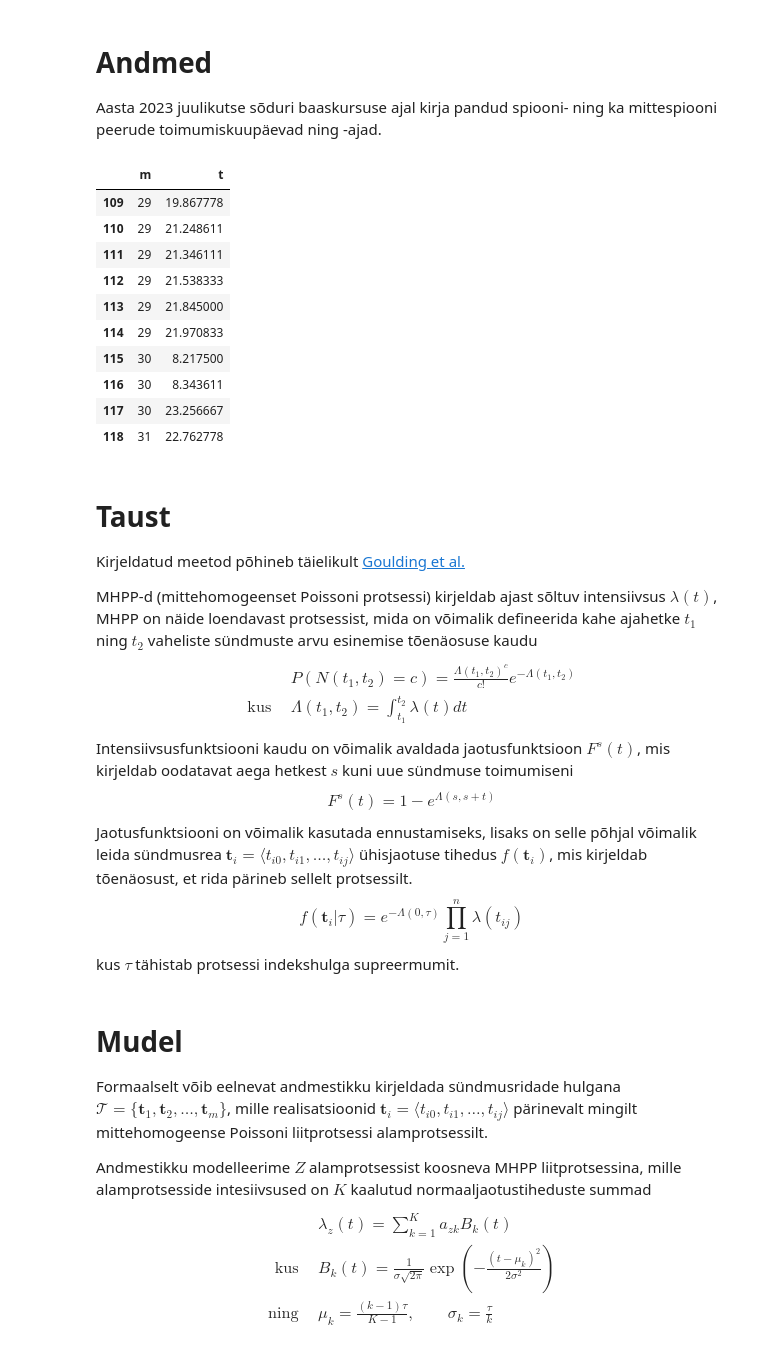
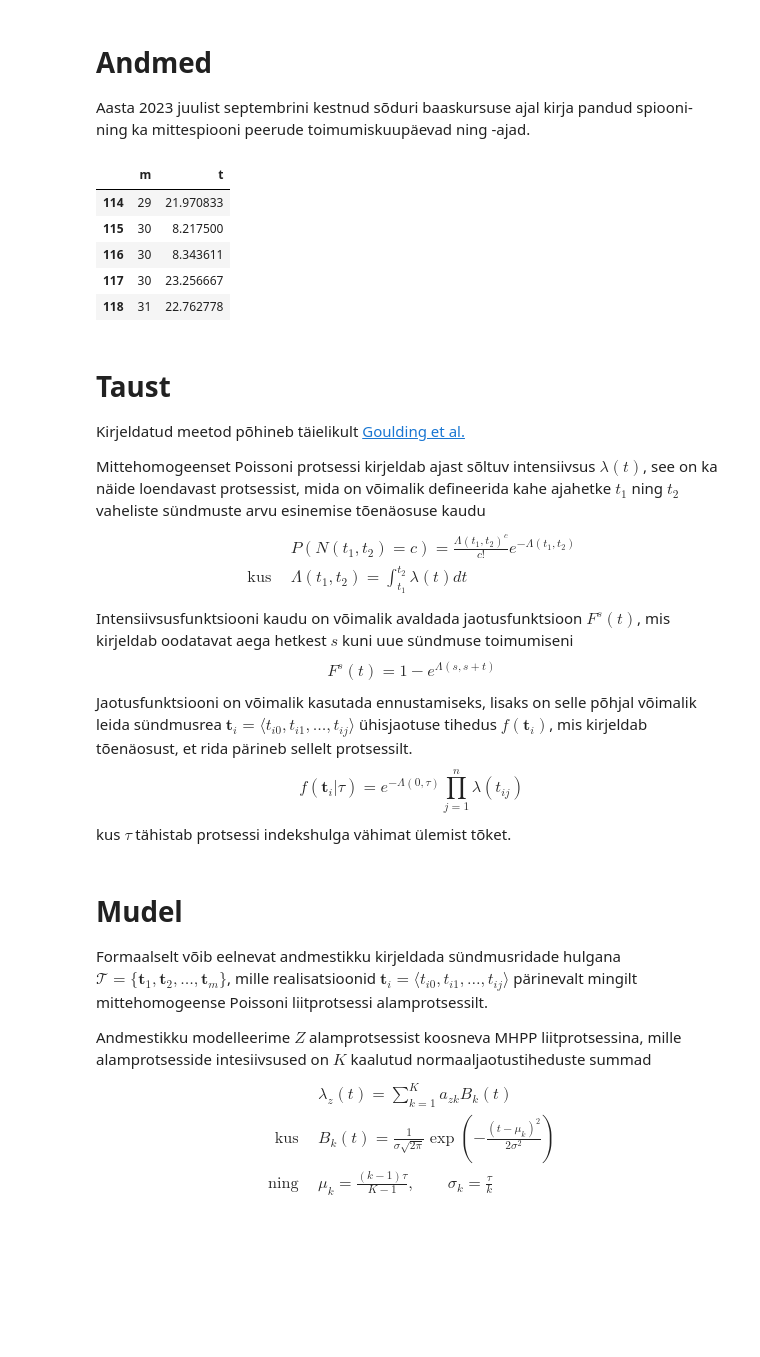
Before and after one commit to mart-mihkel/spioonid, a Jupyter notebook: mudel.ipynb, the cells around one changed output. Drawn from its saved outputs; the diff is of its cells as text; code cells hidden in the pictures; blank space fills up the shorter version.

```diff
--- a/mudel.ipynb
+++ b/mudel.ipynb
@@ -11,34 +11,32 @@ from datetime import datetime
 import matplotlib.pyplot as plt
 # %% [markdown]
 # Andmed
-Aasta 2023 juulikutse sõduri baaskursuse ajal kirja pandud spiooni- ning ka mittespiooni peerude toimumiskuupäevad ning -ajad.
+Aasta 2023 juulist septembrini kestnud sõduri baaskursuse ajal kirja pandud spiooni- ning ka mittespiooni peerude toimumiskuupäevad ning -ajad.
 # %%
-df = pd.read_csv('andmed/spioonid.csv')
+def make_df(filename):
+    data = pd.read_csv(filename)
 
-df['kuupäev'] = df['kuupäev'].apply(lambda x: datetime.fromisoformat(x))
-df['m'] = df['kuupäev'].apply(lambda x: x.timetuple().tm_yday)
-df['m'] = df.groupby('m').ngroup()
-df['t'] = df['kuupäev'].apply(lambda x: (x - x.replace(hour=0, minute=0, second=0)).total_seconds() / 3600)
+    data['kuupäev'] = data['kuupäev'].apply(lambda x: datetime.fromisoformat(x))
+    data['m'] = data['kuupäev'].apply(lambda x: x.timetuple().tm_yday)
+    data['m'] = data.groupby('m').ngroup()
+    data['t'] = data['kuupäev'].apply(lambda x: (x - x.replace(hour=0, minute=0, second=0)).total_seconds() / 3600)
 
-df = df.drop(columns=['kuupäev'])
-df.tail(10)
+    return data.drop(columns=['kuupäev'])
-# %% [output]
-|  | m | t |
-| 109 | 29 | 19.867778 |
-| 110 | 29 | 21.248611 |
-| 111 | 29 | 21.346111 |
-| 112 | 29 | 21.538333 |
-| 113 | 29 | 21.845000 |
-| 114 | 29 | 21.970833 |
-| 115 | 30 | 8.217500 |
-| 116 | 30 | 8.343611 |
-| 117 | 30 | 23.256667 |
-| 118 | 31 | 22.762778 |
+# %%
+df = make_df('andmed/spioonid.csv')
+df.tail()
+# %% [output]
+|  | m | t |
+| 114 | 29 | 21.970833 |
+| 115 | 30 | 8.217500 |
+| 116 | 30 | 8.343611 |
+| 117 | 30 | 23.256667 |
+| 118 | 31 | 22.762778 |
 # %% [markdown]
 # Taust
 Kirjeldatud meetod põhineb täielikult [Goulding et al.](http://www.cs.nott.ac.uk/~pszgss/goulding2016event_preprint.pdf)
 
-MHPP-d (mittehomogeenset Poissoni protsessi) kirjeldab ajast sõltuv intensiivsus $\lambda(t)$, MHPP on näide loendavast protsessist, mida on võimalik defineerida kahe ajahetke $t_1$ ning $t_2$ vaheliste sündmuste arvu esinemise tõenäosuse kaudu
+Mittehomogeenset Poissoni protsessi kirjeldab ajast sõltuv intensiivsus $\lambda(t)$, see on ka näide loendavast protsessist, mida on võimalik defineerida kahe ajahetke $t_1$ ning $t_2$ vaheliste sündmuste arvu esinemise tõenäosuse kaudu
 \begin{align*}
     &P(N(t_1, t_2) = c) = \frac{ \Lambda(t_1, t_2)^c}{c!} e^{- \Lambda(t_1, t_2)} \\
     \text{kus} \quad &\Lambda(t_1, t_2) = \int_{t_1}^{t_2} \lambda(t) dt
@@ -51,7 +49,7 @@ Jaotusfunktsiooni on võimalik kasutada ennustamiseks, lisaks on selle põhjal v
 \begin{equation*}
     f(\textbf{t}_i | \tau) = e^{- \Lambda (0 , \tau) } \prod_{j = 1}^n \lambda (t_{ij})
 \end{equation*}
-kus $\tau$ tähistab protsessi indekshulga supreermumit.
+kus $\tau$ tähistab protsessi indekshulga vähimat ülemist tõket.
 # %% [markdown]
 # Mudel
 Formaalselt võib eelnevat andmestikku kirjeldada sündmusridade hulgana $\mathcal{T} = \{ \textbf{t}_1 , \textbf{t}_2 , \dots , \textbf{t}_m \}$, mille realisatsioonid $\textbf{t}_i = \langle t_{i0} , t_{i1} , \dots , t_{ij} \rangle$ pärinevalt mingilt mittehomogeense Poissoni liitprotsessi alamprotsessilt.
```
Also changed, not shown: parts of 11 cells of this notebook.
